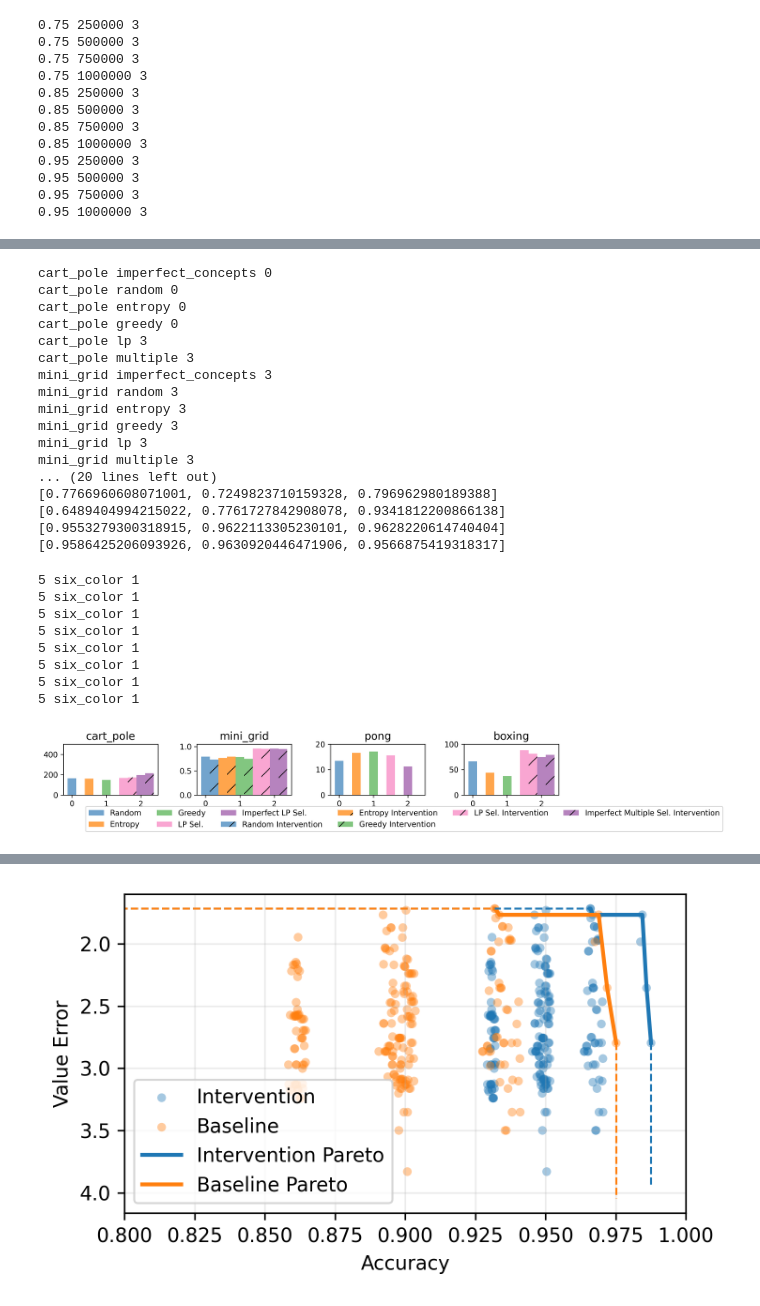
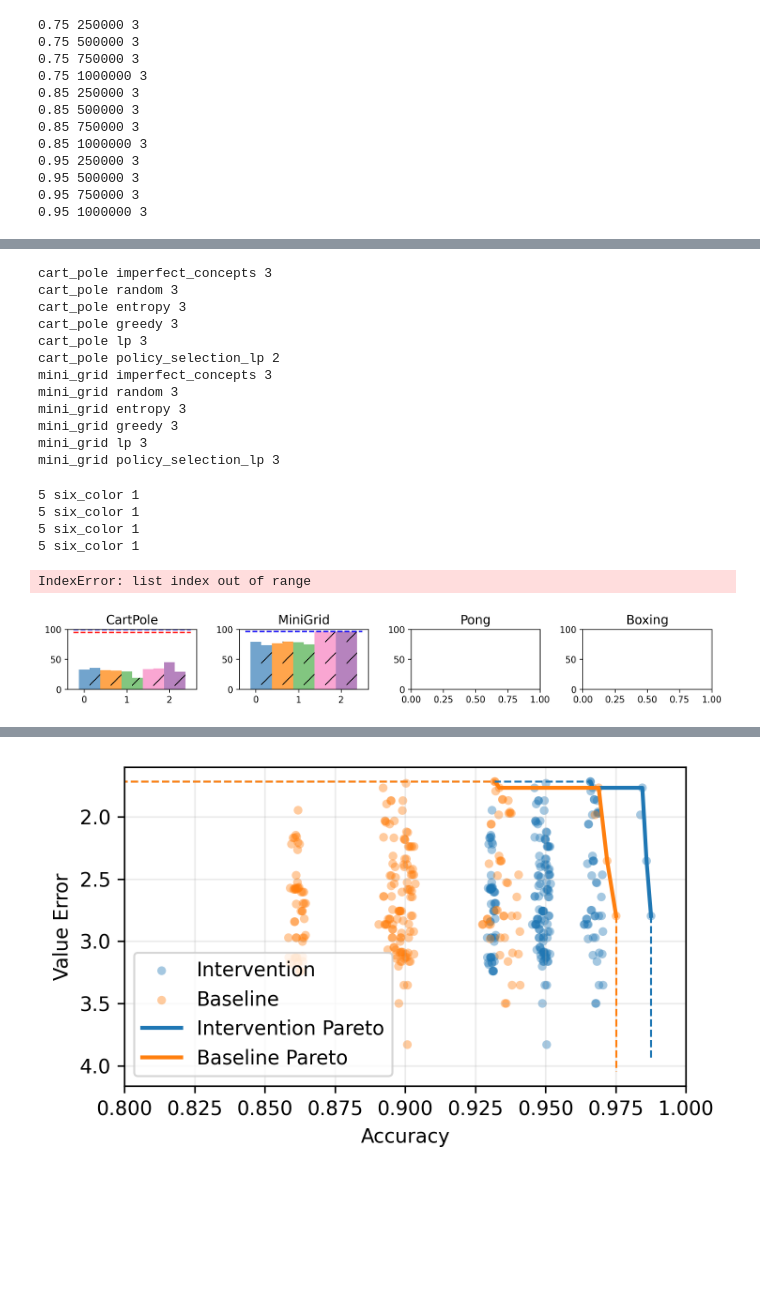
Before and after one commit to naveenr414/concept_decisions, a Jupyter notebook: scripts/notebooks/Plotting.ipynb, the cells around one changed output, grey strips where cells are left out. Saved outputs shown, nothing was run; the diff lists cells and outputs as text; code cells hidden in the pictures; blank space fills up the shorter version.

```diff
--- a/scripts/notebooks/Plotting.ipynb
+++ b/scripts/notebooks/Plotting.ipynb
@@ -339,10 +364,7 @@ for n in num_concepts_selected:
     for t in [250000,500000,750000,1000000]:
         matching_params = get_results_matching_parameters("imperfect","",{'environment_string': environment,'num_concepts_selected': n, 'concept_accuracy':0.95, 'training_timesteps': t})
         print(n,t,len(matching_params))
-        if len(matching_params)>0:
-            temp.append(matching_params[0]['multiple']['reward'])
-        else:
-            temp.append(0)
+        temp.append(method_scales[1](np.mean([i['multiple']['reward'] for i in matching_params])))
     rewards.append(temp)
 rewards_num_concepts = np.array(rewards)
 rewards_num_concepts
@@ -413,8 +435,8 @@ fig.savefig("../../results/figures/accuracy_num_concepts.pdf",dpi=300, bbox_inch
 # %%
 two_stage = []
 basic_comparison = []
-perfect_environments = ['cart_pole',"mini_grid","pong","boxing"]
-perfect_methods = ["imperfect_concepts","random","entropy","greedy","lp","multiple"]
+perfect_environments = ['cart_pole',"mini_grid"]#,"pong","boxing"]
+perfect_methods = ["imperfect_concepts","random","entropy","greedy","lp","policy_selection_lp"]
 
 num_concepts_selected = {
     'cart_pole': 3,
@@ -435,7 +457,7 @@ for j,e in enumerate(perfect_environments):
 
         print(e,m,len(matching_params))
         if len(matching_params) > 0:
-            performance = np.mean([i[m]['reward'] for i in matching_params])
+            performance = method_scales[j](np.mean([i[m]['reward'] for i in matching_params if m in i]))
             temp.append(performance)
         else:
             temp.append(0.0001)
@@ -445,46 +467,40 @@ all_performances_imperfect = []
 
 for j,e in enumerate(imperfect_environments):
     temp = []
-    for m in imperfect_methods:
+    for m in ["imperfect_concepts","random","entropy","greedy","lp","policy_selection_lp"]:
         matching_params = get_results_matching_parameters("basic","",{'environment_string': e,'training_timesteps':training_times[e],
                                                                     'num_concepts_selected': num_concepts_selected[e],'experiment': 'imperfect_comparison',
                                                                     'method': m})
 
-        if e in ['cart_pole','mini_grid']:
-            print([i[m]['reward'] for i in matching_params])
 
-
-        performance = np.mean([i[m]['reward'] for i in matching_params])
+        performance = method_scales[j](np.mean([i[m]['reward'] for i in matching_params]))
         temp.append(performance)
     all_performances_imperfect.append(temp)
 # %% [output]
-cart_pole imperfect_concepts 0
-cart_pole random 0
-cart_pole entropy 0
-cart_pole greedy 0
+cart_pole imperfect_concepts 3
+cart_pole random 3
+cart_pole entropy 3
+cart_pole greedy 3
 cart_pole lp 3
-cart_pole multiple 3
+cart_pole policy_selection_lp 2
 mini_grid imperfect_concepts 3
 mini_grid random 3
 mini_grid entropy 3
 mini_grid greedy 3
 mini_grid lp 3
-mini_grid multiple 3
-... (20 lines left out)
-[0.7766960608071001, 0.7249823710159328, 0.796962980189388]
-[0.6489404994215022, 0.7761727842908078, 0.9341812200866138]
-[0.9553279300318915, 0.9622113305230101, 0.9628220614740404]
-[0.9586425206093926, 0.9630920446471906, 0.9566875419318317]
+mini_grid policy_selection_lp 3
 # %%
+import matplotlib.patches as mpatches
+
 plot_dimensions = (1,len(imperfect_environments))
 
-titles = [imperfect_environments]
+titles = [[name_to_nice[i] for i in imperfect_environments]]
 
 sup_y_label = ""
-overall_format = {'figsize':(10,2),
+overall_format = {'figsize':(11,2),
     'style_size': style_size,
     'has_grid': False,
-    'y_lim': [[[0,500],[0,1.05],[0,20],[0,100]]],
+    'y_lim': [[[0,100] for i in range(4)]],
 
 }
 
@@ -496,46 +512,52 @@ for i in range(len(imperfect_environments)):
 
     x_groups = 2*np.array(list(range(len(all_performances_intervention[i][1:]))))
     y_vals = all_performances_imperfect[i][1:]
 
     d = {
         0: 'Random',
         2: 'Entropy',
         4: 'Greedy',
-        6: 'LP Sel.',
-        8: 'Imperfect LP Sel.'
+        6: 'LP',
+        8: 'Imperfect'
     }
 
     bar_format = {'color_palette': 'six_color', 'style_size': style_size}
     plot_bar(ax[0][i],x_groups,y_vals,[0 for i in range(len(y_vals))], d,bar_format)
 
     x_groups = 2*np.array(list(range(len(all_performances_intervention[i][1:]))))+1
     y_vals = all_performances_intervention[i][1:]
 
     d = {
-        1: 'Random Intervention',
-        3: 'Entropy Intervention',
-        5: 'Greedy Intervention',
-        7: 'LP Sel. Intervention',
-        9: 'Imperfect Multiple Sel. Intervention'
+        1: '',
+        3: '',
+        5: '',
+        7: '',
+        9: ''
     }
 
     bar_format = {'color_palette': 'six_color', 'style_size': style_size, 'hatch': '/'}
     plot_bar(ax[0][i],x_groups,y_vals,[0 for i in range(len(y_vals))], d,bar_format)
+    ax[0][i].hlines(all_performances_imperfect[i][0],-0.25,2.5,label="All Concepts",color="red",linestyle="--")
+    ax[0][i].hlines(all_baselines[i],-0.25,2.5,label="Ground Truth",color="blue",linestyle="--")
 
+striped_patch = mpatches.Patch(
+    facecolor='white',    # or a specific color from your palette
+    edgecolor='black',
+    hatch='/',
+    label='Intervention'
+)
 
-legend_format = {'style_size': style_size,'type': 'is_global', 'loc': 'lower left', 'ncol': 6, 'bbox_to_anchor': (0.1,-0.1),'fontsize': 14}
+legend_format = {'style_size': style_size,'type': 'is_global', 'loc': 'lower left', 'ncol': 8, 'bbox_to_anchor': (0.04,-0.1),'fontsize': 14,
+                     'extra_handles': [(striped_patch, 'Intervention')]}
 create_legend(fig,ax,plot_dimensions,legend_format)
 fig.savefig("../../results/figures/basic_comparison_methods_intervention.pdf",dpi=300, bbox_inches='tight')
 # %% [output]
 5 six_color 1
 5 six_color 1
 5 six_color 1
 5 six_color 1
-5 six_color 1
-5 six_color 1
-5 six_color 1
-5 six_color 1
+IndexError: list index out of range
-[figure, old version]
+[figure, new version]
 # %%
 two_stage = []
 basic_comparison = []
```
Also changed, not shown: parts of 17 cells of this notebook, 14 other files.
